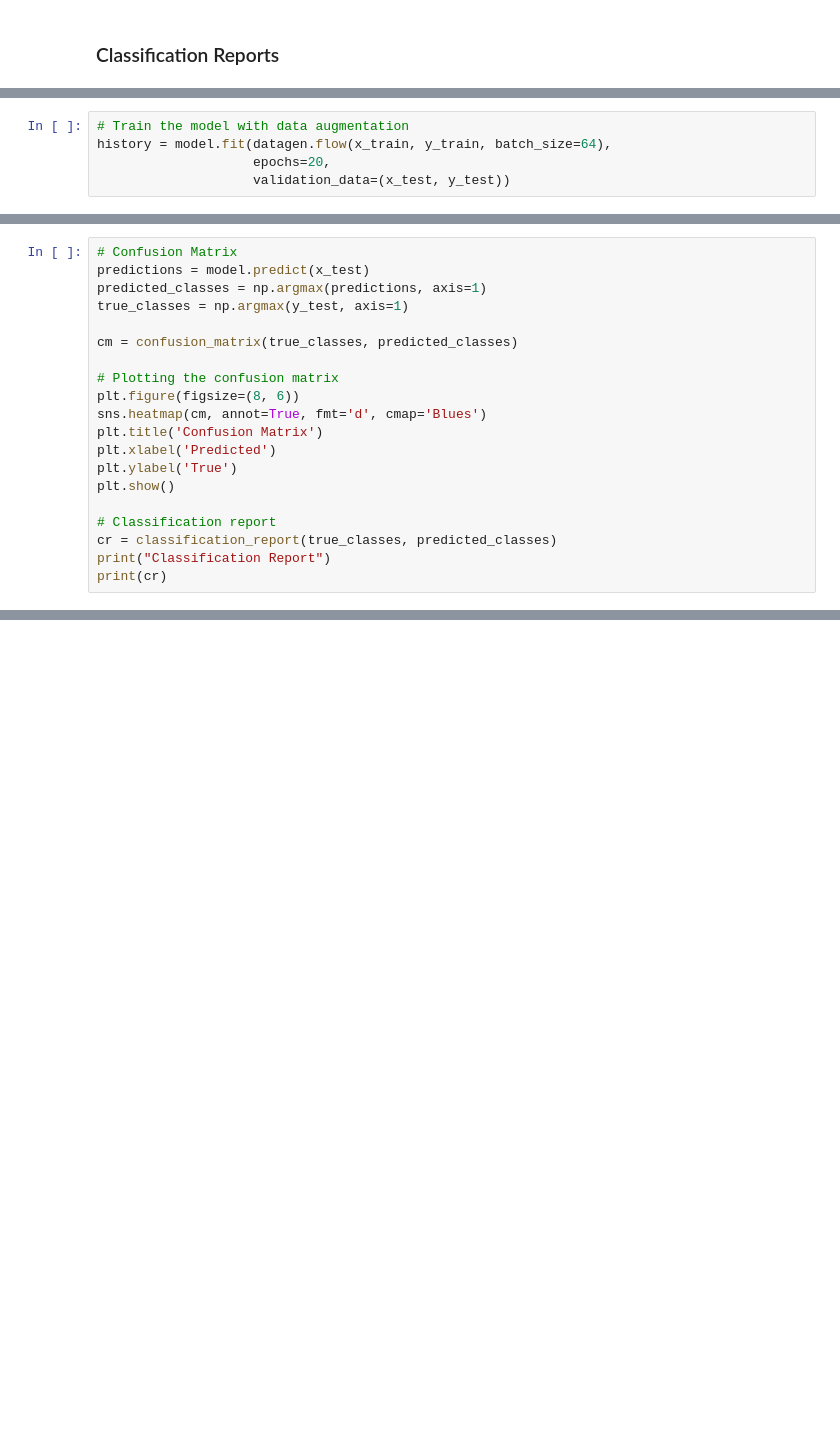
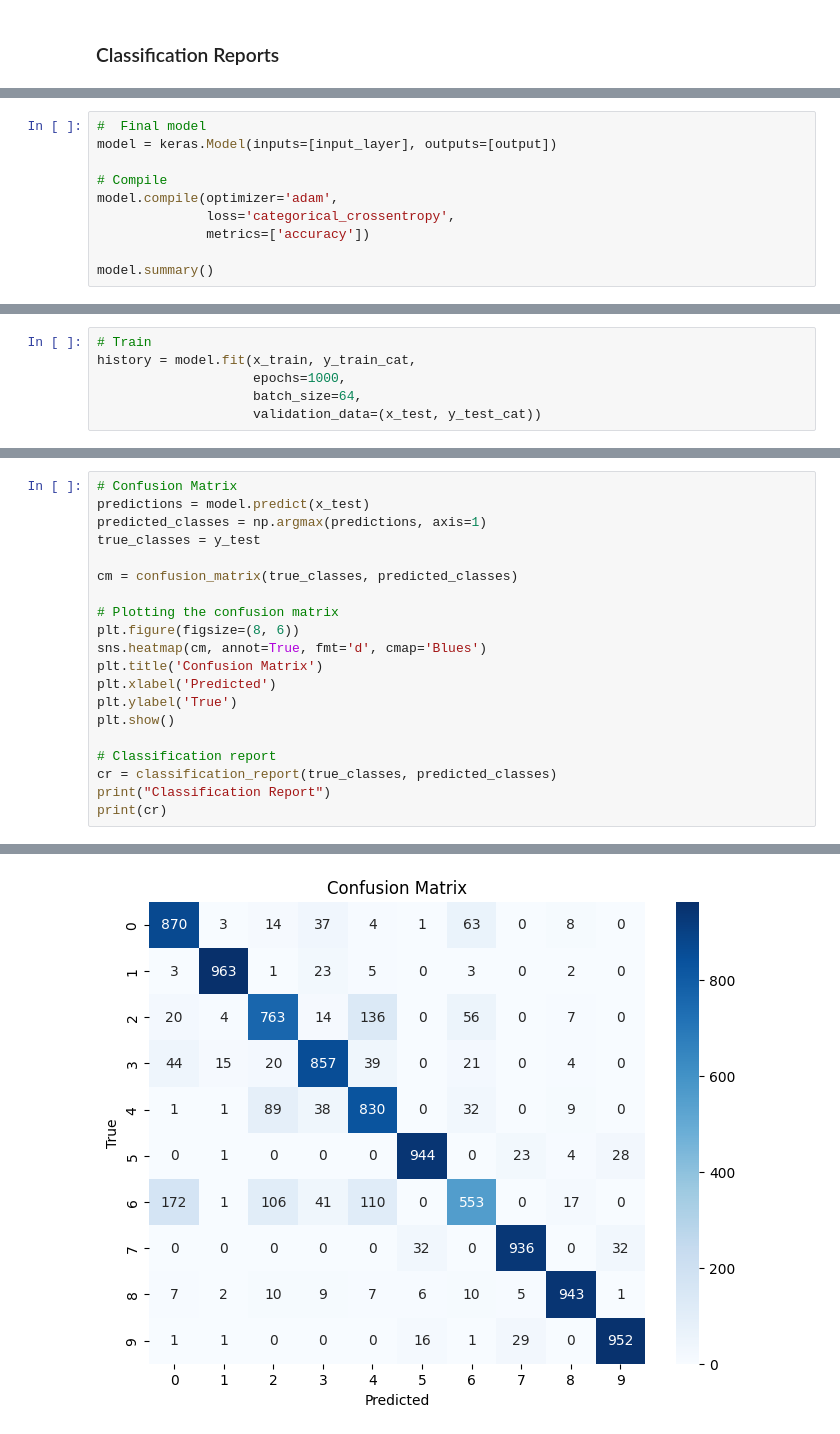
Before and after one commit to asmaemou/assignment3_ML, a Jupyter notebook: Q1_notebook.ipynb, the cells around one changed output, grey strips where cells are left out. Saved outputs shown, nothing was run; the diff lists cells and outputs as text; blank space fills up the shorter version.

Commit message:
run the ful code with 1000 epoch

```diff
--- a/Q1_notebook.ipynb
+++ b/Q1_notebook.ipynb
@@ -650,0 +765,10 @@ model.summary()
+# %%
+#  Final model
+model = keras.Model(inputs=[input_layer], outputs=[output])
+
+# Compile
+model.compile(optimizer='adam',
+              loss='categorical_crossentropy',
+              metrics=['accuracy'])
+
+model.summary()
@@ -651,5 +797,6 @@ model.summary()
 # %%
-# Train the model with data augmentation
-history = model.fit(datagen.flow(x_train, y_train, batch_size=64),
-                    epochs=20,
-                    validation_data=(x_test, y_test))
+# Train
+history = model.fit(x_train, y_train_cat,
+                    epochs=1000,
+                    batch_size=64,
+                    validation_data=(x_test, y_test_cat))
@@ -664,7 +836,7 @@ print(f"Test accuracy: {test_acc}")
 # Confusion Matrix
 predictions = model.predict(x_test)
 predicted_classes = np.argmax(predictions, axis=1)
-true_classes = np.argmax(y_test, axis=1)
+true_classes = y_test
 
 cm = confusion_matrix(true_classes, predicted_classes)
 
@@ -680,3 +852,4 @@ plt.show()
 cr = classification_report(true_classes, predicted_classes)
 print("Classification Report")
 print(cr)
+# %% [output]
@@ -682,0 +857 @@ print(cr)
+[figure, added]
```
Also changed, not shown: parts of 43 cells of this notebook, 5 other files.
